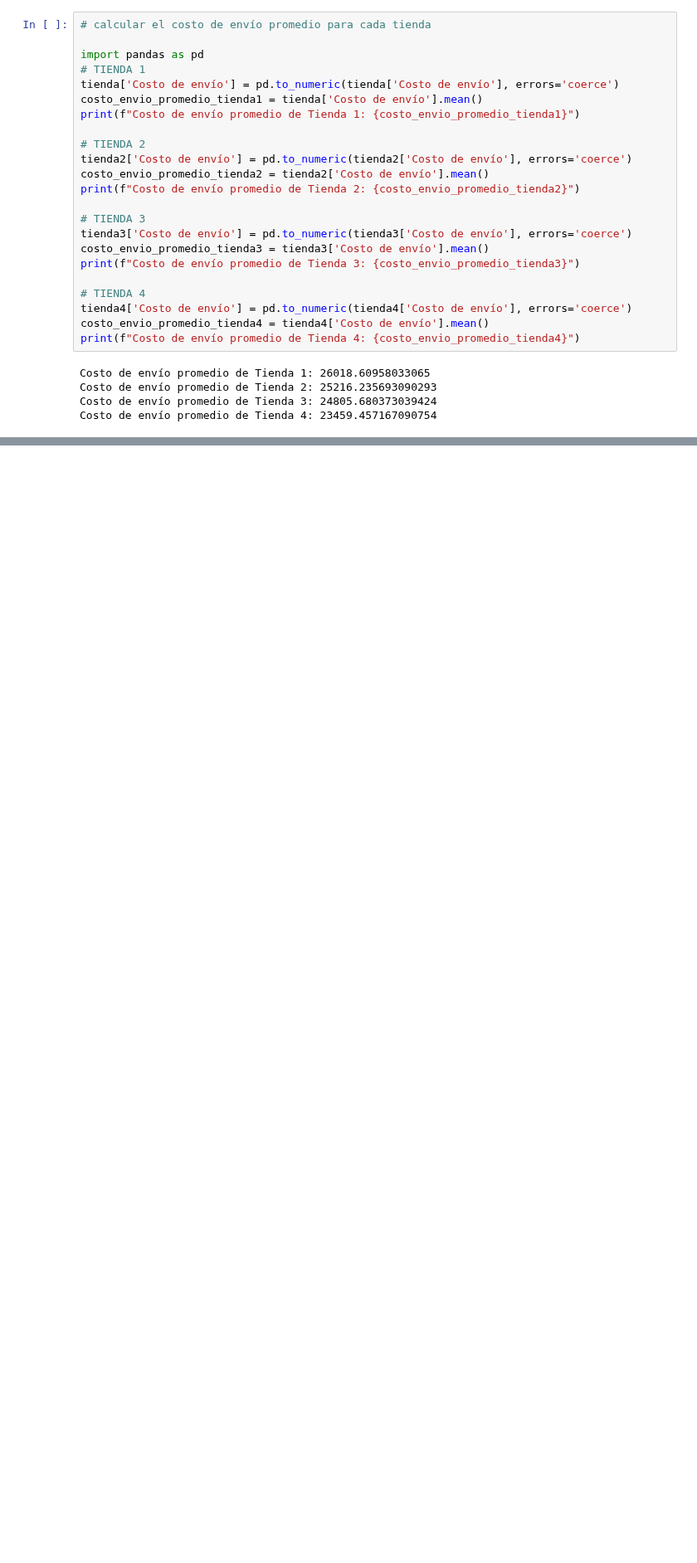
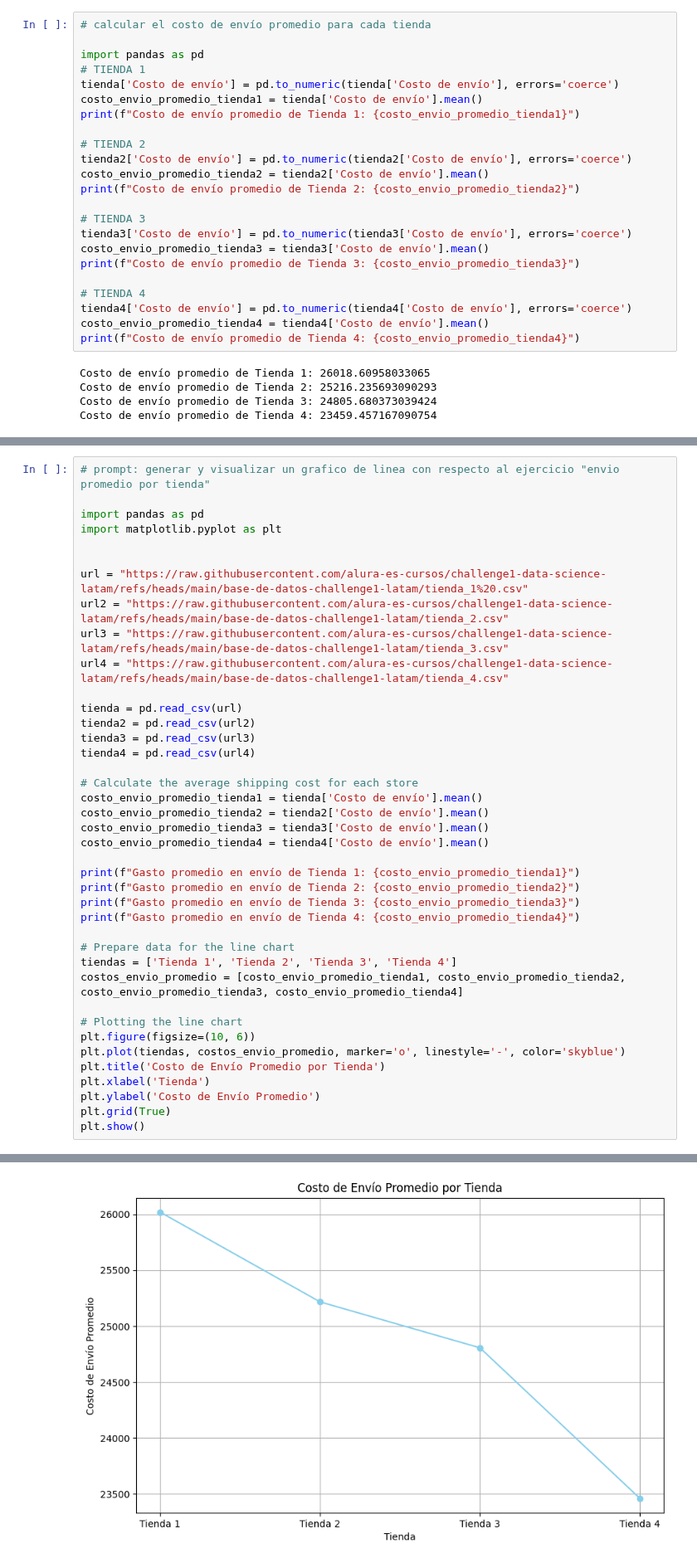
Before and after one commit to walkdani/challenge1-data-science-latam-main, a Jupyter notebook: AluraStoreLatam.ipynb, the cells around one changed output, grey strips where cells are left out. Shown at 83% size. Drawn from its saved outputs; the diff is of its cells as text; blank space fills up the shorter version.

```diff
--- a/AluraStoreLatam.ipynb
+++ b/AluraStoreLatam.ipynb
@@ -309,0 +434,41 @@ Gasto promedio en envío de Tienda 4: 23459.457167090754
+# %%
+# prompt: generar y visualizar un grafico de linea con respecto al ejercicio "envio promedio por tienda"
+
+import pandas as pd
+import matplotlib.pyplot as plt
+
+
+url = "https://raw.githubusercontent.com/alura-es-cursos/challenge1-data-science-latam/refs/heads/main/base-de-datos-challenge1-latam/tienda_1%20.csv"
+url2 = "https://raw.githubusercontent.com/alura-es-cursos/challenge1-data-science-latam/refs/heads/main/base-de-datos-challenge1-latam/tienda_2.csv"
+url3 = "https://raw.githubusercontent.com/alura-es-cursos/challenge1-data-science-latam/refs/heads/main/base-de-datos-challenge1-latam/tienda_3.csv"
+url4 = "https://raw.githubusercontent.com/alura-es-cursos/challenge1-data-science-latam/refs/heads/main/base-de-datos-challenge1-latam/tienda_4.csv"
+
+tienda = pd.read_csv(url)
+tienda2 = pd.read_csv(url2)
+tienda3 = pd.read_csv(url3)
+tienda4 = pd.read_csv(url4)
+
+# Calculate the average shipping cost for each store
+costo_envio_promedio_tienda1 = tienda['Costo de envío'].mean()
+costo_envio_promedio_tienda2 = tienda2['Costo de envío'].mean()
+costo_envio_promedio_tienda3 = tienda3['Costo de envío'].mean()
+costo_envio_promedio_tienda4 = tienda4['Costo de envío'].mean()
+
+print(f"Gasto promedio en envío de Tienda 1: {costo_envio_promedio_tienda1}")
+print(f"Gasto promedio en envío de Tienda 2: {costo_envio_promedio_tienda2}")
+print(f"Gasto promedio en envío de Tienda 3: {costo_envio_promedio_tienda3}")
+print(f"Gasto promedio en envío de Tienda 4: {costo_envio_promedio_tienda4}")
+
+# Prepare data for the line chart
+tiendas = ['Tienda 1', 'Tienda 2', 'Tienda 3', 'Tienda 4']
+costos_envio_promedio = [costo_envio_promedio_tienda1, costo_envio_promedio_tienda2, costo_envio_promedio_tienda3, costo_envio_promedio_tienda4]
+
+# Plotting the line chart
+plt.figure(figsize=(10, 6))
+plt.plot(tiendas, costos_envio_promedio, marker='o', linestyle='-', color='skyblue')
+plt.title('Costo de Envío Promedio por Tienda')
+plt.xlabel('Tienda')
+plt.ylabel('Costo de Envío Promedio')
+plt.grid(True)
+plt.show()
+# %% [output]
@@ -309,0 +479 @@ Gasto promedio en envío de Tienda 4: 23459.457167090754
+[figure, added]
```
Also changed, not shown: parts of 7 cells of this notebook.
